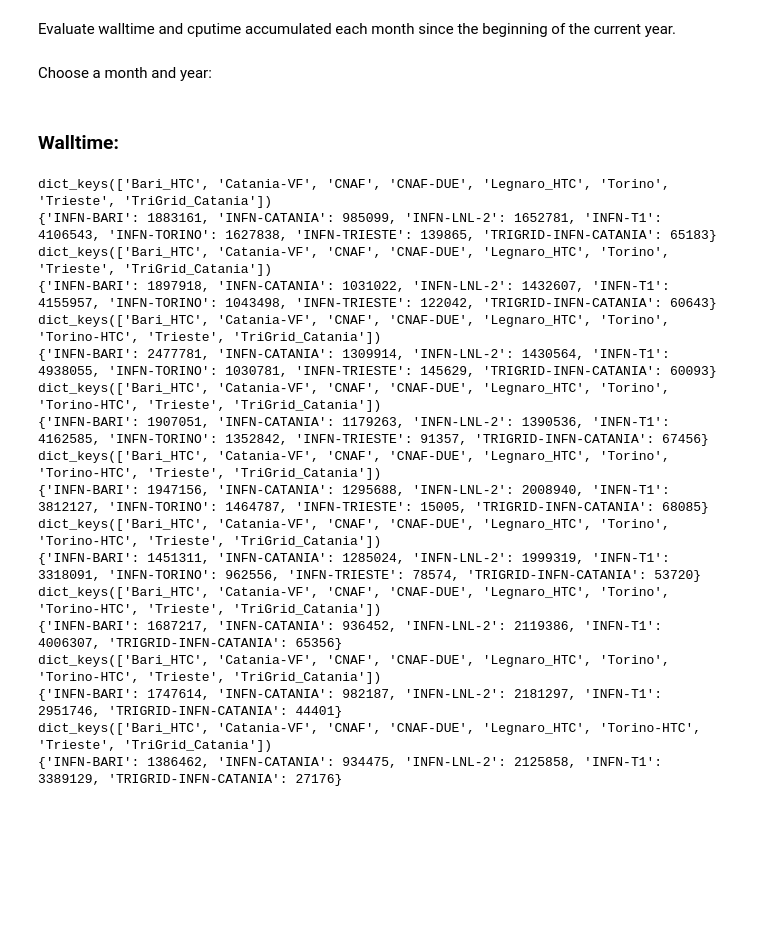
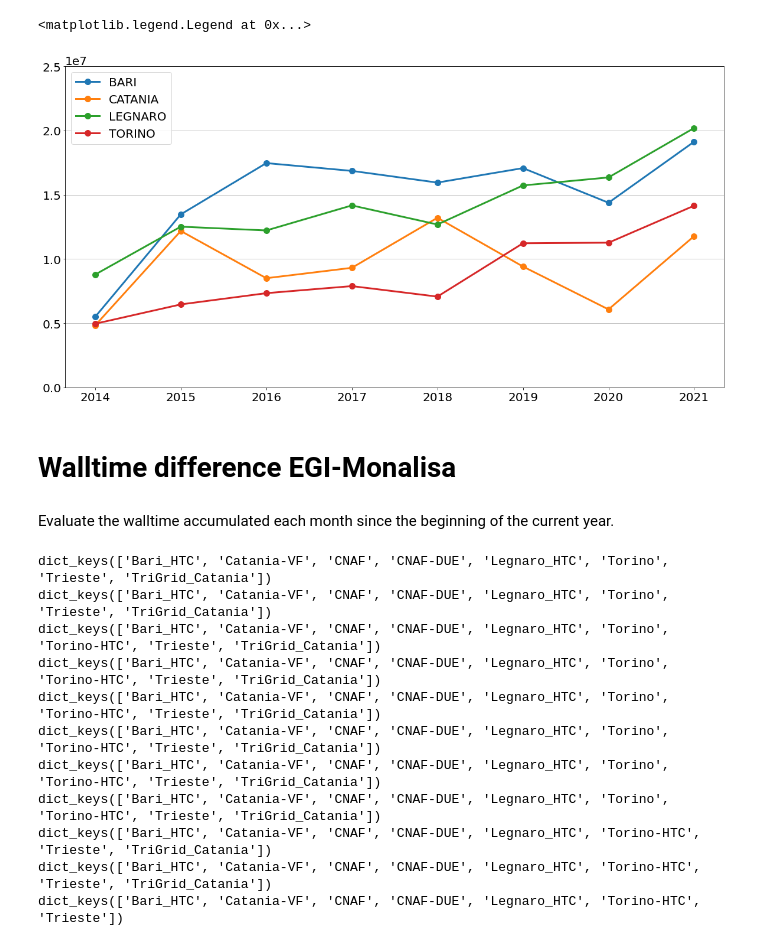
Before and after one commit to svallero/AliceSitesMonitoring, a Jupyter notebook: SitesMonitoring.ipynb, the cells around one changed output. Drawn from its saved outputs; the diff is of its cells as text; code cells hidden in the pictures; blank space fills up the shorter version.

```diff
--- a/SitesMonitoring.ipynb
+++ b/SitesMonitoring.ipynb
@@ -3,3 +45,14 @@
+# %%
+plot = dataframe.plot(style='.-', figsize=(20,10), fontsize = 20, linewidth=3, markersize=20)
+plot.set_ylim(0, 25000000)
+plot.yaxis.get_offset_text().set_fontsize(20)
+plot.grid(True, axis='y')
+plot.legend(loc=2, prop={'size':20})
+# %% [output]
+<matplotlib.legend.Legend at 0x...>
+[figure, added]
+# %% [markdown]
+# Walltime difference EGI-Monalisa
 # %% [markdown]
-Evaluate walltime and cputime accumulated each month since the beginning of the current year.
+Evaluate the walltime accumulated each month since the beginning of the current year.
 # %%
@@ -9,3 +60 @@ import pandas as pd
 influx_url = 'http://localhost:8086/write?db=alice'
-# %% [markdown]
-Choose a month and year:
@@ -15,8 +61,4 @@ year = 2021
-# %% [markdown]
-### Walltime:
 # %%
-metric = "jobResUsageSum_time_run"
-
 # Loop on all months from January to selected month
 values_monalisa = {}
 values_egi = {}
@@ -32,7 +74,7 @@ for m in range(1,month+1):
     egi_url="https://accounting-next.egi.eu/egi/ngi/NGI_IT/sumelap/SITE/DATE/"+str(year)+"/"+str(m)+"/"+str(year)+"/"+str(m)+"/custom-alice/onlyinfrajobs/JSON"
     #h.read_write_egi(url_wt, m, year, 'walltime')
     values_egi[m] = h.read_egi(egi_url, m, year, 'walltime')
-    print(values_egi[m])
+    #print(values_egi[m])
     wallt_egi[m] = h.remap_egi(values_egi[m])
     wallt_ratio[m] =dict((k, (1.0 - float(wallt_monalisa[m][k]) / float(wallt_egi[m][k])) * 100.) for k in wallt_monalisa[m])
     #print wallt_ratio[m]
@@ -43,23 +85,16 @@ for m in range(1,month+1):
     h.write_influx(influx_url, m, year, 'walltime', 'ratio', wallt_ratio[m])
 # %% [output]
 dict_keys(['Bari_HTC', 'Catania-VF', 'CNAF', 'CNAF-DUE', 'Legnaro_HTC', 'Torino', 'Trieste', 'TriGrid_Catania'])
-{'INFN-BARI': 1883161, 'INFN-CATANIA': 985099, 'INFN-LNL-2': 1652781, 'INFN-T1': 4106543, 'INFN-TORINO': 1627838, 'INFN-TRIESTE': 139865, 'TRIGRID-INFN-CATANIA': 65183}
 dict_keys(['Bari_HTC', 'Catania-VF', 'CNAF', 'CNAF-DUE', 'Legnaro_HTC', 'Torino', 'Trieste', 'TriGrid_Catania'])
-{'INFN-BARI': 1897918, 'INFN-CATANIA': 1031022, 'INFN-LNL-2': 1432607, 'INFN-T1': 4155957, 'INFN-TORINO': 1043498, 'INFN-TRIESTE': 122042, 'TRIGRID-INFN-CATANIA': 60643}
 dict_keys(['Bari_HTC', 'Catania-VF', 'CNAF', 'CNAF-DUE', 'Legnaro_HTC', 'Torino', 'Torino-HTC', 'Trieste', 'TriGrid_Catania'])
-{'INFN-BARI': 2477781, 'INFN-CATANIA': 1309914, 'INFN-LNL-2': 1430564, 'INFN-T1': 4938055, 'INFN-TORINO': 1030781, 'INFN-TRIESTE': 145629, 'TRIGRID-INFN-CATANIA': 60093}
 dict_keys(['Bari_HTC', 'Catania-VF', 'CNAF', 'CNAF-DUE', 'Legnaro_HTC', 'Torino', 'Torino-HTC', 'Trieste', 'TriGrid_Catania'])
-{'INFN-BARI': 1907051, 'INFN-CATANIA': 1179263, 'INFN-LNL-2': 1390536, 'INFN-T1': 4162585, 'INFN-TORINO': 1352842, 'INFN-TRIESTE': 91357, 'TRIGRID-INFN-CATANIA': 67456}
 dict_keys(['Bari_HTC', 'Catania-VF', 'CNAF', 'CNAF-DUE', 'Legnaro_HTC', 'Torino', 'Torino-HTC', 'Trieste', 'TriGrid_Catania'])
-{'INFN-BARI': 1947156, 'INFN-CATANIA': 1295688, 'INFN-LNL-2': 2008940, 'INFN-T1': 3812127, 'INFN-TORINO': 1464787, 'INFN-TRIESTE': 15005, 'TRIGRID-INFN-CATANIA': 68085}
 dict_keys(['Bari_HTC', 'Catania-VF', 'CNAF', 'CNAF-DUE', 'Legnaro_HTC', 'Torino', 'Torino-HTC', 'Trieste', 'TriGrid_Catania'])
-{'INFN-BARI': 1451311, 'INFN-CATANIA': 1285024, 'INFN-LNL-2': 1999319, 'INFN-T1': 3318091, 'INFN-TORINO': 962556, 'INFN-TRIESTE': 78574, 'TRIGRID-INFN-CATANIA': 53720}
 dict_keys(['Bari_HTC', 'Catania-VF', 'CNAF', 'CNAF-DUE', 'Legnaro_HTC', 'Torino', 'Torino-HTC', 'Trieste', 'TriGrid_Catania'])
-{'INFN-BARI': 1687217, 'INFN-CATANIA': 936452, 'INFN-LNL-2': 2119386, 'INFN-T1': 4006307, 'TRIGRID-INFN-CATANIA': 65356}
 dict_keys(['Bari_HTC', 'Catania-VF', 'CNAF', 'CNAF-DUE', 'Legnaro_HTC', 'Torino', 'Torino-HTC', 'Trieste', 'TriGrid_Catania'])
-{'INFN-BARI': 1747614, 'INFN-CATANIA': 982187, 'INFN-LNL-2': 2181297, 'INFN-T1': 2951746, 'TRIGRID-INFN-CATANIA': 44401}
 dict_keys(['Bari_HTC', 'Catania-VF', 'CNAF', 'CNAF-DUE', 'Legnaro_HTC', 'Torino-HTC', 'Trieste', 'TriGrid_Catania'])
-{'INFN-BARI': 1386462, 'INFN-CATANIA': 934475, 'INFN-LNL-2': 2125858, 'INFN-T1': 3389129, 'TRIGRID-INFN-CATANIA': 27176}
+dict_keys(['Bari_HTC', 'Catania-VF', 'CNAF', 'CNAF-DUE', 'Legnaro_HTC', 'Torino-HTC', 'Trieste', 'TriGrid_Catania'])
+dict_keys(['Bari_HTC', 'Catania-VF', 'CNAF', 'CNAF-DUE', 'Legnaro_HTC', 'Torino-HTC', 'Trieste'])
 # %%
 df_ratio = pd.DataFrame.from_dict(wallt_ratio, dtype=float, orient='index')
 print(df_ratio)
```
Also changed, not shown: parts of 41 cells of this notebook, 4 other files.
